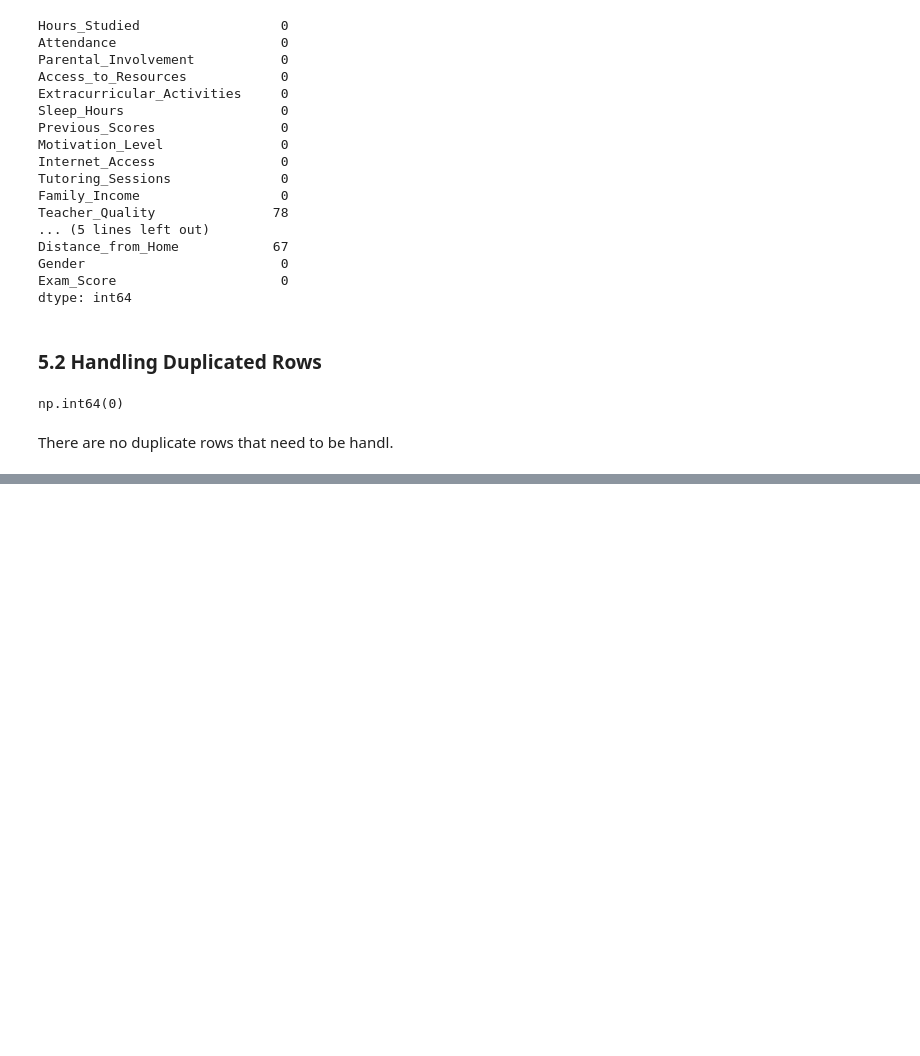
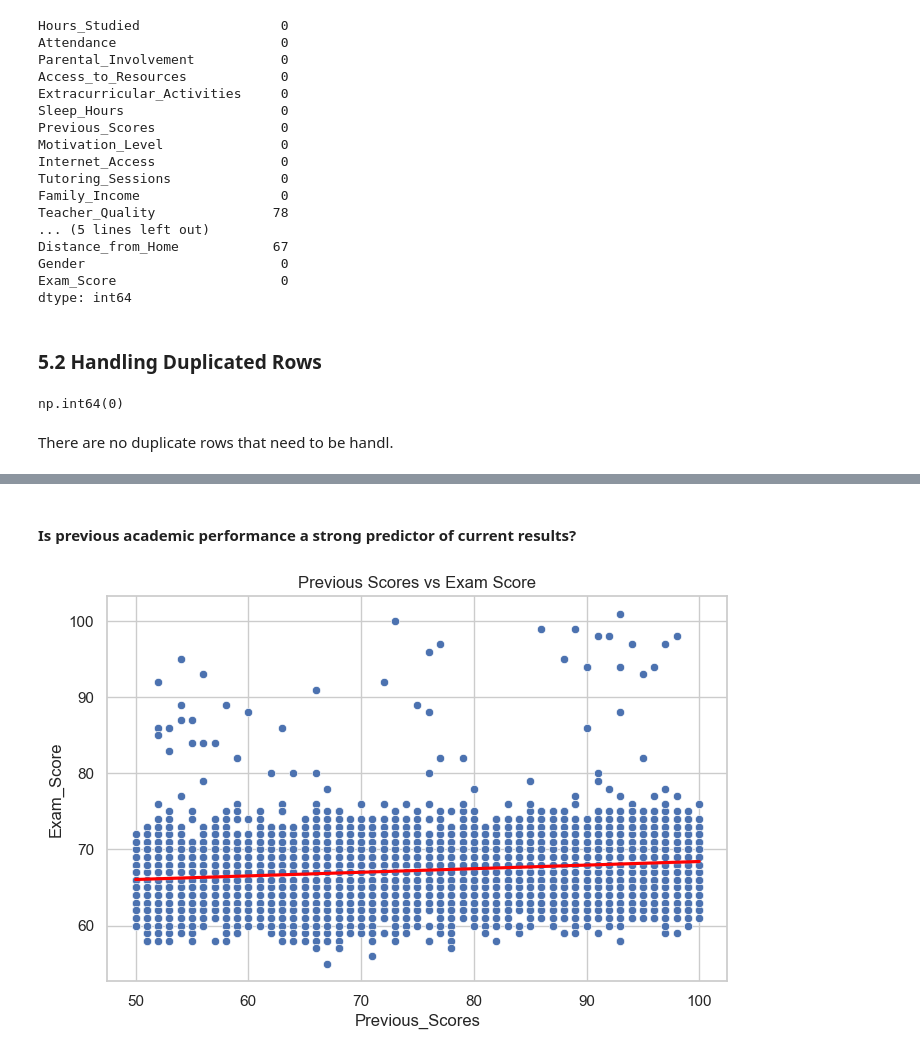
Before and after one commit to Nujud123/A-AI-Bootcamp, a Jupyter notebook: student/course2/p2_student_exam.ipynb, the cells around one changed output, grey strips where cells are left out. Drawn from its saved outputs; the diff is of its cells as text; code cells hidden in the pictures; blank space fills up the shorter version.

```diff
--- a/student/course2/p2_student_exam.ipynb
+++ b/student/course2/p2_student_exam.ipynb
@@ -193,0 +229,10 @@ There are no duplicate rows that need to be handl.
+# %% [markdown]
+#### Is previous academic performance a strong predictor of current results?
+# %%
+sns.scatterplot(data=student, x='Previous_Scores', y='Exam_Score')
+sns.regplot(data=student, x='Previous_Scores', y='Exam_Score', scatter=False, color='red')
+
+plt.title('Previous Scores vs Exam Score')
+plt.show()
+# %% [output]
+[figure, added]
```
Also changed, not shown: parts of 18 cells of this notebook, 2 other files.
